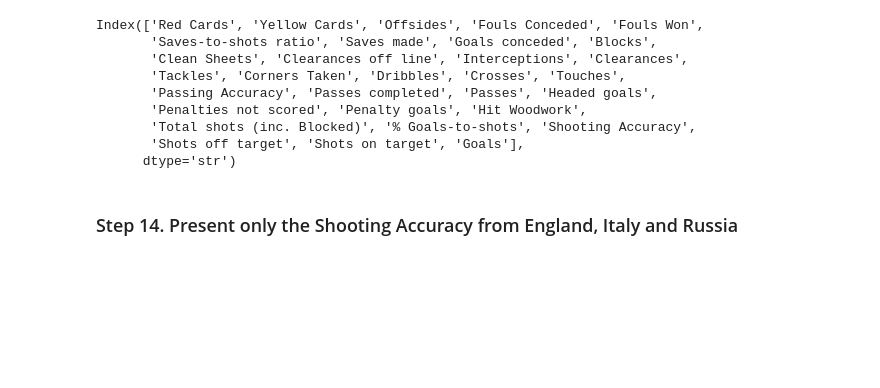
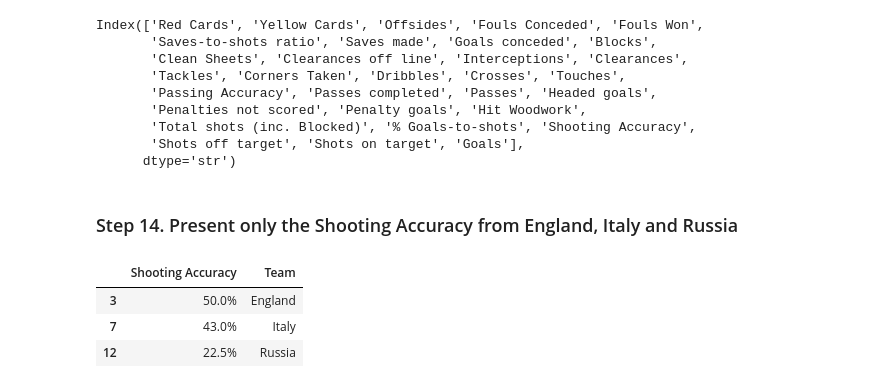
Before and after one commit to Sulaiman-F/AAI-bootcamp, a Jupyter notebook: student/C2/M2/Filtering-and-Sorting-Data/Euro12.ipynb, the cells around one changed output. Cells and saved outputs as stored; diff of their text form; code cells hidden in the pictures; blank space fills up the shorter version.

```diff
--- a/student/C2/M2/Filtering-and-Sorting-Data/Euro12.ipynb
+++ b/student/C2/M2/Filtering-and-Sorting-Data/Euro12.ipynb
@@ -153,3 +153,11 @@ Index(['Red Cards', 'Yellow Cards', 'Offsides', 'Fouls Conceded', 'Fouls Won',
       dtype='str')
 # %% [markdown]
 ### Step 14. Present only the Shooting Accuracy from England, Italy and Russia
+# %%
+mask = (euro12['Team'] == 'England') | (euro12['Team'] == 'Italy') | (euro12['Team'] == 'Russia')
+euro12[mask][['Shooting Accuracy','Team']]
+# %% [output]
+|  | Shooting Accuracy | Team |
+| 3 | 50.0% | England |
+| 7 | 43.0% | Italy |
+| 12 | 22.5% | Russia |
```
